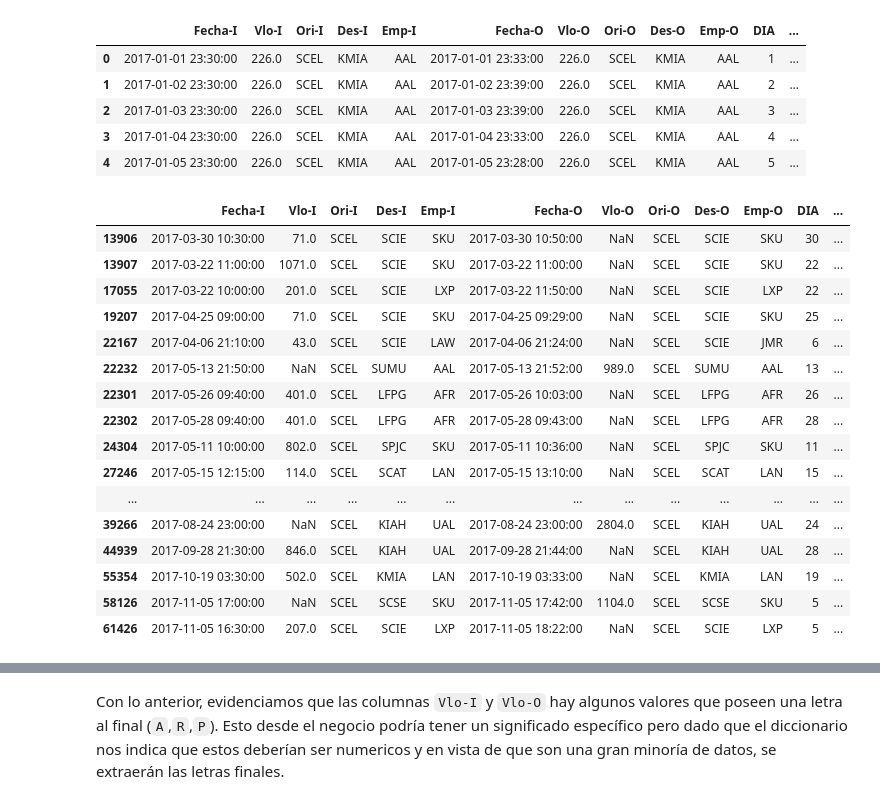
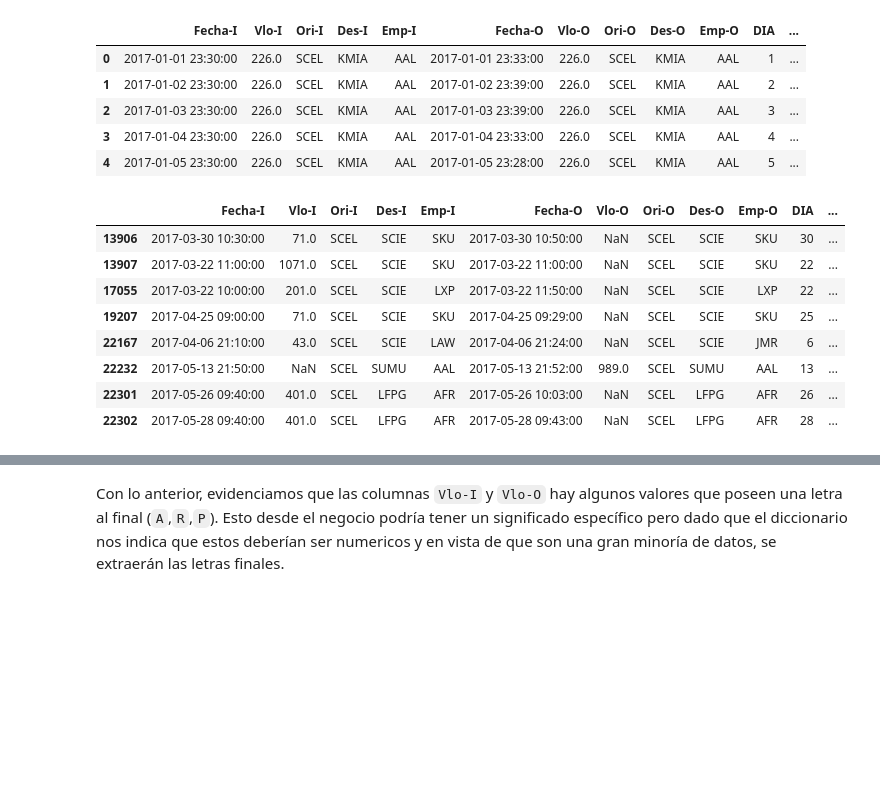
Before and after one commit to Mishagk/LATAM-Desafio-DS, a Jupyter notebook: solution.ipynb, the cells around one changed output, grey strips where cells are left out. Cells and saved outputs as stored; diff of their text form; code cells hidden in the pictures; blank space fills up the shorter version.

```diff
--- a/solution.ipynb
+++ b/solution.ipynb
@@ -401,25 +426,17 @@ data.head()
 | 4 | 2017-01-05 23:30:00 | 226.0 | SCEL | KMIA | AAL | 2017-01-05 23:28:00 | 226.0 | SCEL | KMIA | AAL | 5 | ... |
 # %%
 # Datos que al formatear no se pudo y se cambiaron a NaN
-data[data.isnull().any(axis=1)].copy()
+data[data.isnull().any(axis=1)].copy().head(8)
 # %% [output]
 |  | Fecha-I | Vlo-I | Ori-I | Des-I | Emp-I | Fecha-O | Vlo-O | Ori-O | Des-O | Emp-O | DIA | ... |
 | 13906 | 2017-03-30 10:30:00 | 71.0 | SCEL | SCIE | SKU | 2017-03-30 10:50:00 | NaN | SCEL | SCIE | SKU | 30 | ... |
 | 13907 | 2017-03-22 11:00:00 | 1071.0 | SCEL | SCIE | SKU | 2017-03-22 11:00:00 | NaN | SCEL | SCIE | SKU | 22 | ... |
 | 17055 | 2017-03-22 10:00:00 | 201.0 | SCEL | SCIE | LXP | 2017-03-22 11:50:00 | NaN | SCEL | SCIE | LXP | 22 | ... |
 | 19207 | 2017-04-25 09:00:00 | 71.0 | SCEL | SCIE | SKU | 2017-04-25 09:29:00 | NaN | SCEL | SCIE | SKU | 25 | ... |
 | 22167 | 2017-04-06 21:10:00 | 43.0 | SCEL | SCIE | LAW | 2017-04-06 21:24:00 | NaN | SCEL | SCIE | JMR | 6 | ... |
 | 22232 | 2017-05-13 21:50:00 | NaN | SCEL | SUMU | AAL | 2017-05-13 21:52:00 | 989.0 | SCEL | SUMU | AAL | 13 | ... |
 | 22301 | 2017-05-26 09:40:00 | 401.0 | SCEL | LFPG | AFR | 2017-05-26 10:03:00 | NaN | SCEL | LFPG | AFR | 26 | ... |
 | 22302 | 2017-05-28 09:40:00 | 401.0 | SCEL | LFPG | AFR | 2017-05-28 09:43:00 | NaN | SCEL | LFPG | AFR | 28 | ... |
-| 24304 | 2017-05-11 10:00:00 | 802.0 | SCEL | SPJC | SKU | 2017-05-11 10:36:00 | NaN | SCEL | SPJC | SKU | 11 | ... |
-| 27246 | 2017-05-15 12:15:00 | 114.0 | SCEL | SCAT | LAN | 2017-05-15 13:10:00 | NaN | SCEL | SCAT | LAN | 15 | ... |
-| ... | ... | ... | ... | ... | ... | ... | ... | ... | ... | ... | ... | ... |
-| 39266 | 2017-08-24 23:00:00 | NaN | SCEL | KIAH | UAL | 2017-08-24 23:00:00 | 2804.0 | SCEL | KIAH | UAL | 24 | ... |
-| 44939 | 2017-09-28 21:30:00 | 846.0 | SCEL | KIAH | UAL | 2017-09-28 21:44:00 | NaN | SCEL | KIAH | UAL | 28 | ... |
-| 55354 | 2017-10-19 03:30:00 | 502.0 | SCEL | KMIA | LAN | 2017-10-19 03:33:00 | NaN | SCEL | KMIA | LAN | 19 | ... |
-| 58126 | 2017-11-05 17:00:00 | NaN | SCEL | SCSE | SKU | 2017-11-05 17:42:00 | 1104.0 | SCEL | SCSE | SKU | 5 | ... |
-| 61426 | 2017-11-05 16:30:00 | 207.0 | SCEL | SCIE | LXP | 2017-11-05 18:22:00 | NaN | SCEL | SCIE | LXP | 5 | ... |
 # %%
 # De los datos backup vemos los valores previos al formateo
 indice_lee = data[data.isnull().any(axis=1)].index
```
Also changed, not shown: parts of 31 cells of this notebook.
